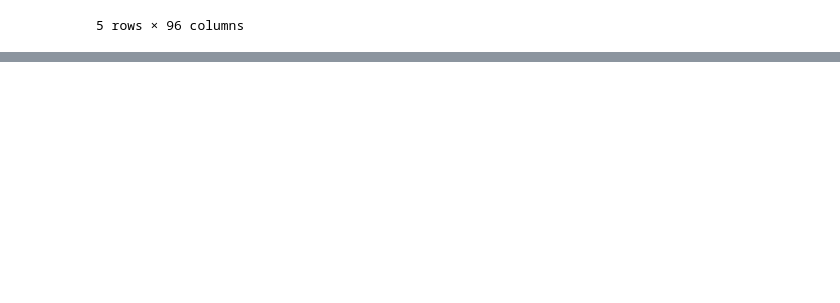
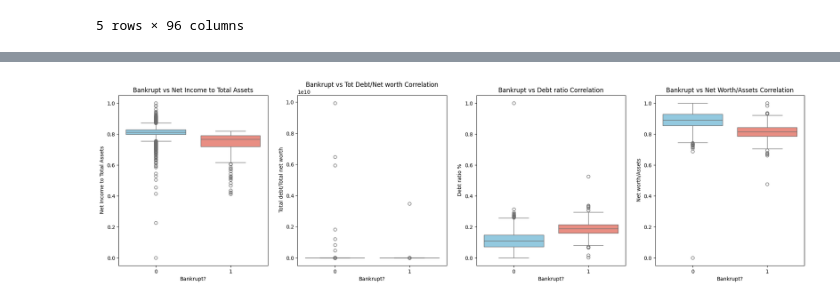
Before and after one commit to Navojith/DL-Assignment, a Jupyter notebook: IT21286414.ipynb, the cells around one changed output, grey strips where cells are left out. Saved outputs shown, nothing was run; the diff lists cells and outputs as text; code cells hidden in the pictures; blank space fills up the shorter version.

Commit message:
feat: data visualization

```diff
--- a/IT21286414.ipynb
+++ b/IT21286414.ipynb
@@ -31,0 +85,30 @@ bank_data.head()
+# %%
+def important_features(bank_data):
+    # Define custom colors for 'Bankrupt?' values (0 and 1)
+    custom_palette = {'0': "skyblue", '1': "salmon"}
+
+    # Create subplots
+    f, axes = plt.subplots(ncols=4, figsize=(24, 6))
+
+    # Boxplot for 'Net Income to Total Assets'
+    sns.boxplot(x='Bankrupt?', y=" Net Income to Total Assets", data=bank_data, ax=axes[0], palette=custom_palette)
+    axes[0].set_title('Bankrupt vs Net Income to Total Assets')
+
+    # Boxplot for 'Total debt/Total net worth'
+    sns.boxplot(x='Bankrupt?', y=" Total debt/Total net worth", data=bank_data, ax=axes[1], palette=custom_palette)
+    axes[1].set_title('Bankrupt vs Tot Debt/Net worth Correlation')
+
+    # Boxplot for 'Debt ratio %'
+    sns.boxplot(x='Bankrupt?', y=" Debt ratio %", data=bank_data, ax=axes[2], palette=custom_palette)
+    axes[2].set_title('Bankrupt vs Debt ratio Correlation')
+
+    # Boxplot for 'Net worth/Assets'
+    sns.boxplot(x='Bankrupt?', y=" Net worth/Assets", data=bank_data, ax=axes[3], palette=custom_palette)
+    axes[3].set_title('Bankrupt vs Net Worth/Assets Correlation')
+
+    # Show the plot
+    plt.show()
+
+important_features(bank_data)
+# %% [output]
+[figure, added]
```
Also changed, not shown: parts of 4 cells of this notebook.
